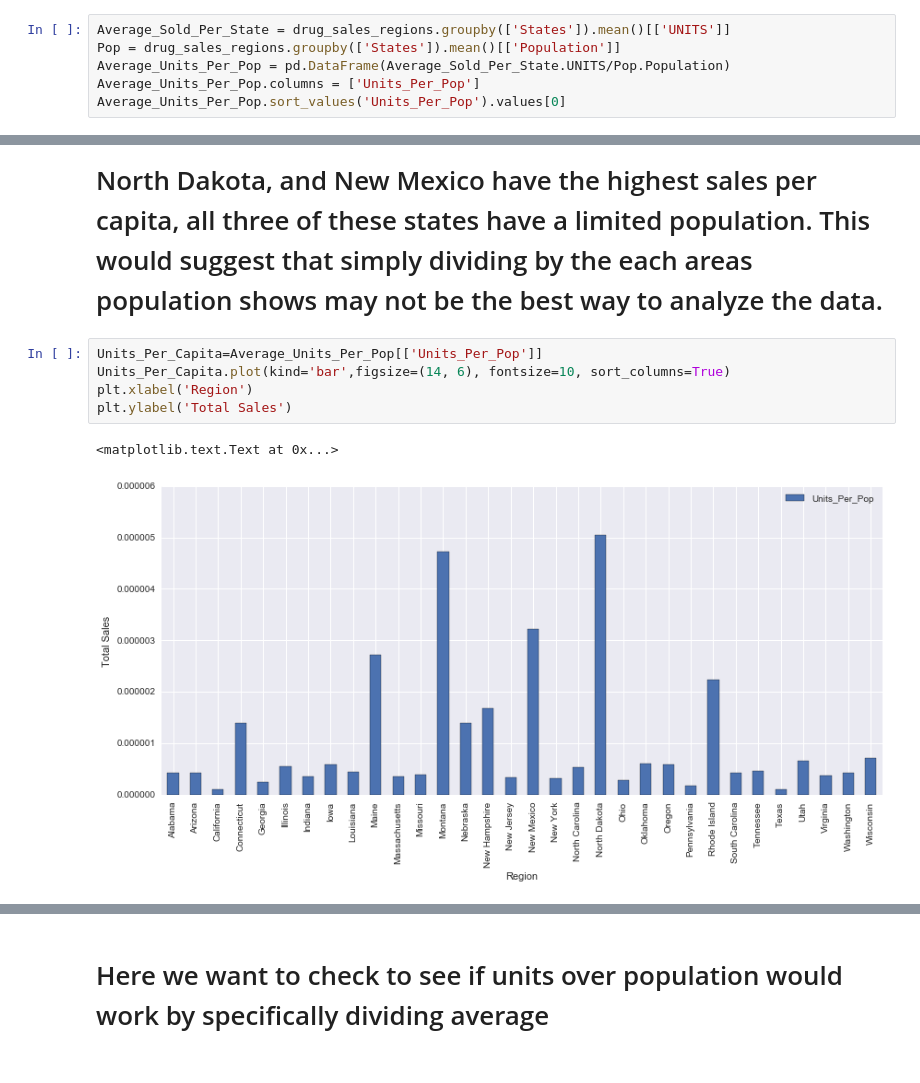
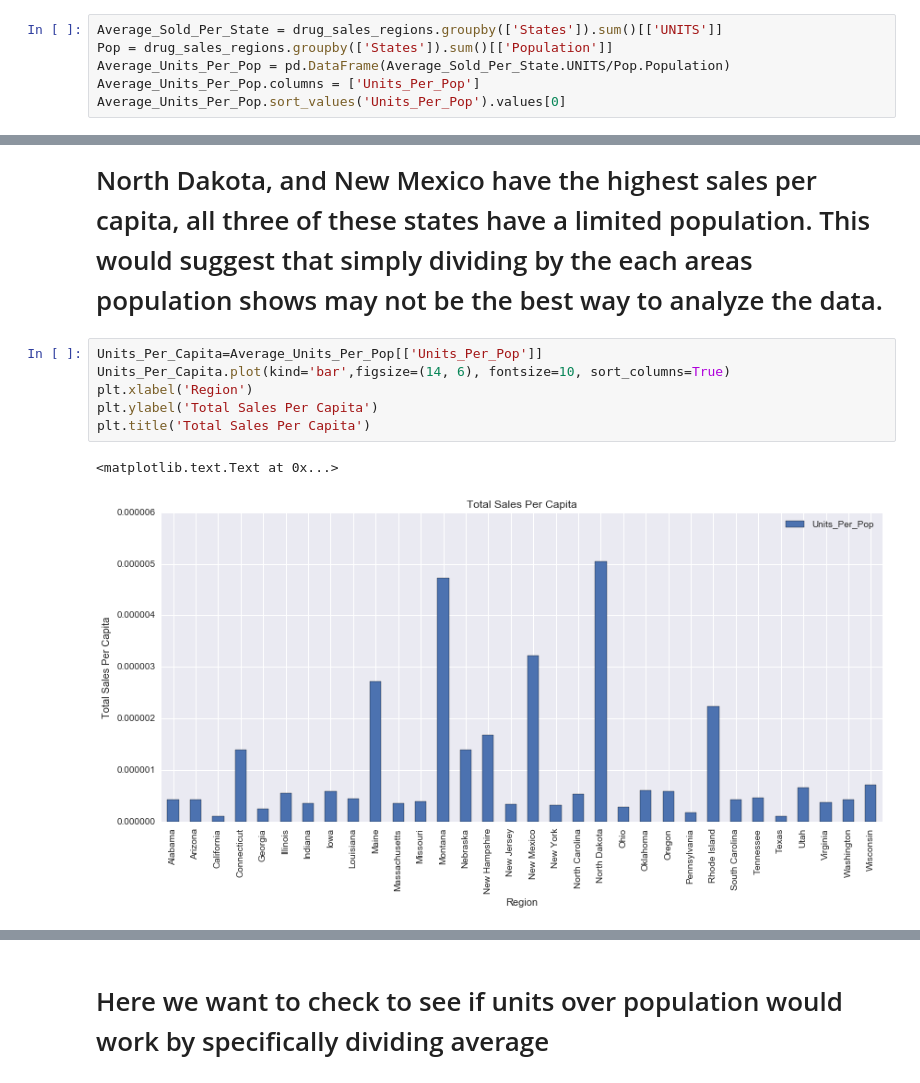
Before and after one commit to mGalarnyk/Machine_Learning_Froyo, a Jupyter notebook: Ryan/Project_Geographic_Location_Info.ipynb, the cells around one changed output, grey strips where cells are left out. Cells and saved outputs as stored; diff of their text form.

```diff
--- a/Ryan/Project_Geographic_Location_Info.ipynb
+++ b/Ryan/Project_Geographic_Location_Info.ipynb
@@ -397,8 +429,8 @@ plt.title('Mean Unit Sales By Region')
 # %% [markdown]
 # Here we tried to add dollars per capita, but it looks as though the sample areas are not equivalent to the entire state, therefore we cannot compare state population with the dollars for each area
 # %%
-Average_Sold_Per_State = drug_sales_regions.groupby(['States']).mean()[['UNITS']]
-Pop = drug_sales_regions.groupby(['States']).mean()[['Population']]
+Average_Sold_Per_State = drug_sales_regions.groupby(['States']).sum()[['UNITS']]
+Pop = drug_sales_regions.groupby(['States']).sum()[['Population']]
 Average_Units_Per_Pop = pd.DataFrame(Average_Sold_Per_State.UNITS/Pop.Population)
 Average_Units_Per_Pop.columns = ['Units_Per_Pop']
 Average_Units_Per_Pop.sort_values('Units_Per_Pop').values[0]
@@ -409,11 +441,12 @@ array([  9.38795173e-08])
 # %%
 Units_Per_Capita=Average_Units_Per_Pop[['Units_Per_Pop']]
 Units_Per_Capita.plot(kind='bar',figsize=(14, 6), fontsize=10, sort_columns=True)
 plt.xlabel('Region')
-plt.ylabel('Total Sales')
+plt.ylabel('Total Sales Per Capita')
+plt.title('Total Sales Per Capita')
 # %% [output]
 <matplotlib.text.Text at 0x...>
-[figure, old version]
+[figure, new version]
 # %%
 # store, state, sum of yogurts, mean
 total_week_sales_store = drug_sales_regions.groupby(['IRI_KEY', 'WeekOfYear']).sum()
```
Also changed, not shown: parts of 13 cells of this notebook.
